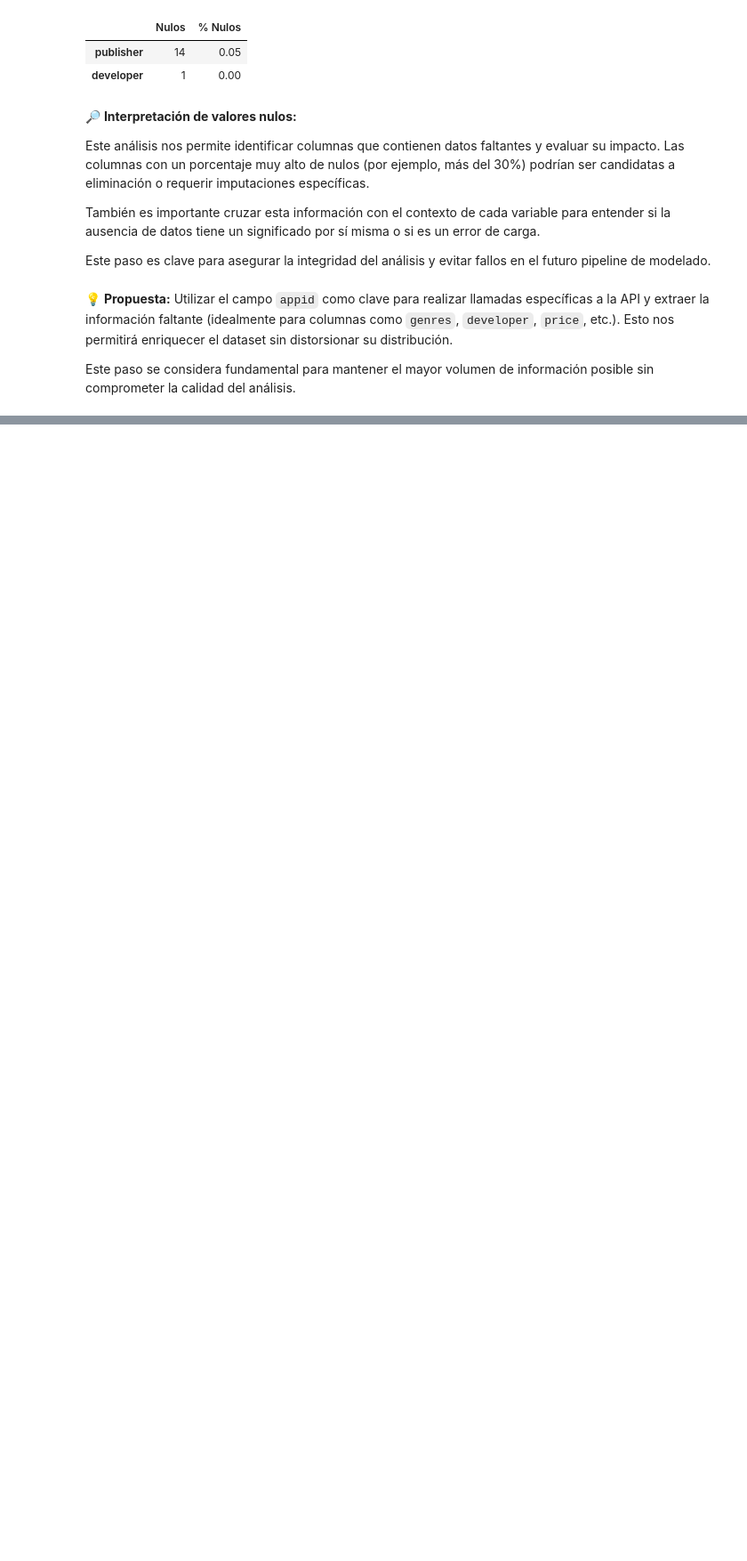
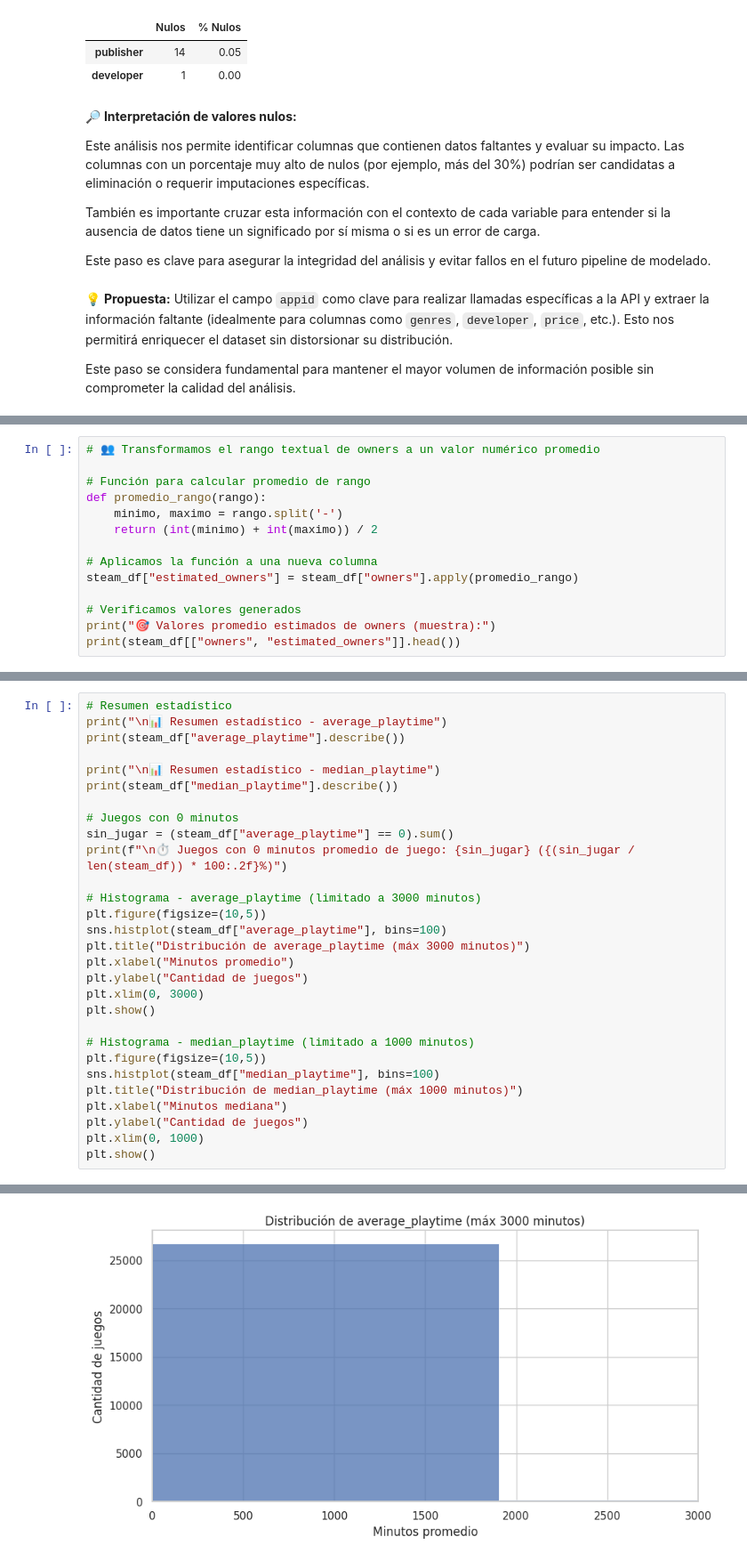
Before and after one commit to LuckDwn/Data-Science-II-Luca-Montenegro, a Jupyter notebook: Proyecto Final - Data Science II - Luca Montenegro.ipynb, the cells around one changed output, grey strips where cells are left out. Shown at 89% size. Drawn from its saved outputs; the diff is of its cells as text; blank space fills up the shorter version.

```diff
--- a/Proyecto Final - Data Science II - Luca Montenegro.ipynb
+++ b/Proyecto Final - Data Science II - Luca Montenegro.ipynb
@@ -531,0 +593,14 @@ error: failed to push some refs to 'https://github.com/LuckDwn/Data-Science-II-L
+# %%
+# 👥 Transformamos el rango textual de owners a un valor numérico promedio
+
+# Función para calcular promedio de rango
+def promedio_rango(rango):
+    minimo, maximo = rango.split('-')
+    return (int(minimo) + int(maximo)) / 2
+
+# Aplicamos la función a una nueva columna
+steam_df["estimated_owners"] = steam_df["owners"].apply(promedio_rango)
+
+# Verificamos valores generados
+print("🎯 Valores promedio estimados de owners (muestra):")
+print(steam_df[["owners", "estimated_owners"]].head())
@@ -531,0 +635,30 @@ error: failed to push some refs to 'https://github.com/LuckDwn/Data-Science-II-L
+# %%
+# Resumen estadístico
+print("\n📊 Resumen estadístico - average_playtime")
+print(steam_df["average_playtime"].describe())
+
+print("\n📊 Resumen estadístico - median_playtime")
+print(steam_df["median_playtime"].describe())
+
+# Juegos con 0 minutos
+sin_jugar = (steam_df["average_playtime"] == 0).sum()
+print(f"\n⏱️ Juegos con 0 minutos promedio de juego: {sin_jugar} ({(sin_jugar / len(steam_df)) * 100:.2f}%)")
+
+# Histograma - average_playtime (limitado a 3000 minutos)
+plt.figure(figsize=(10,5))
+sns.histplot(steam_df["average_playtime"], bins=100)
+plt.title("Distribución de average_playtime (máx 3000 minutos)")
+plt.xlabel("Minutos promedio")
+plt.ylabel("Cantidad de juegos")
+plt.xlim(0, 3000)
+plt.show()
+
+# Histograma - median_playtime (limitado a 1000 minutos)
+plt.figure(figsize=(10,5))
+sns.histplot(steam_df["median_playtime"], bins=100)
+plt.title("Distribución de median_playtime (máx 1000 minutos)")
+plt.xlabel("Minutos mediana")
+plt.ylabel("Cantidad de juegos")
+plt.xlim(0, 1000)
+plt.show()
+# %% [output]
@@ -531,0 +682 @@ error: failed to push some refs to 'https://github.com/LuckDwn/Data-Science-II-L
+[figure, added]
```
Also changed, not shown: parts of 95 cells of this notebook.
